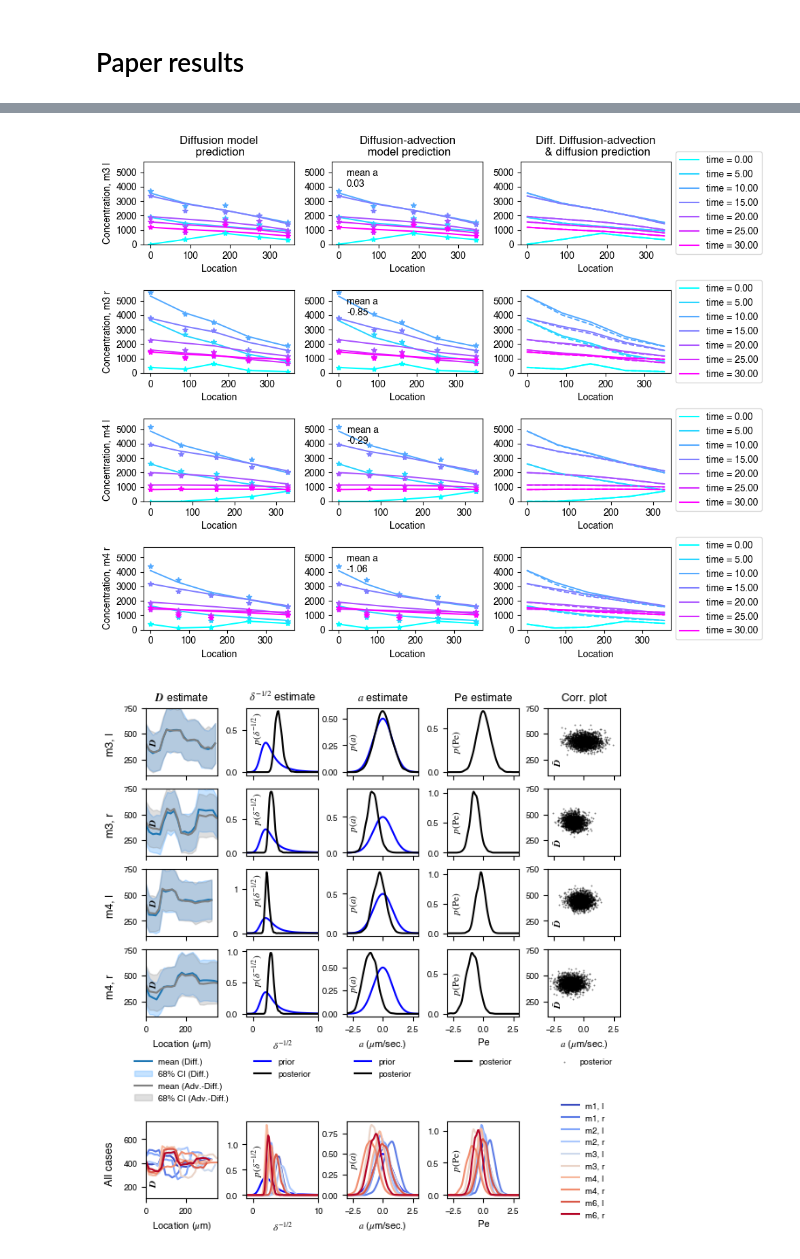
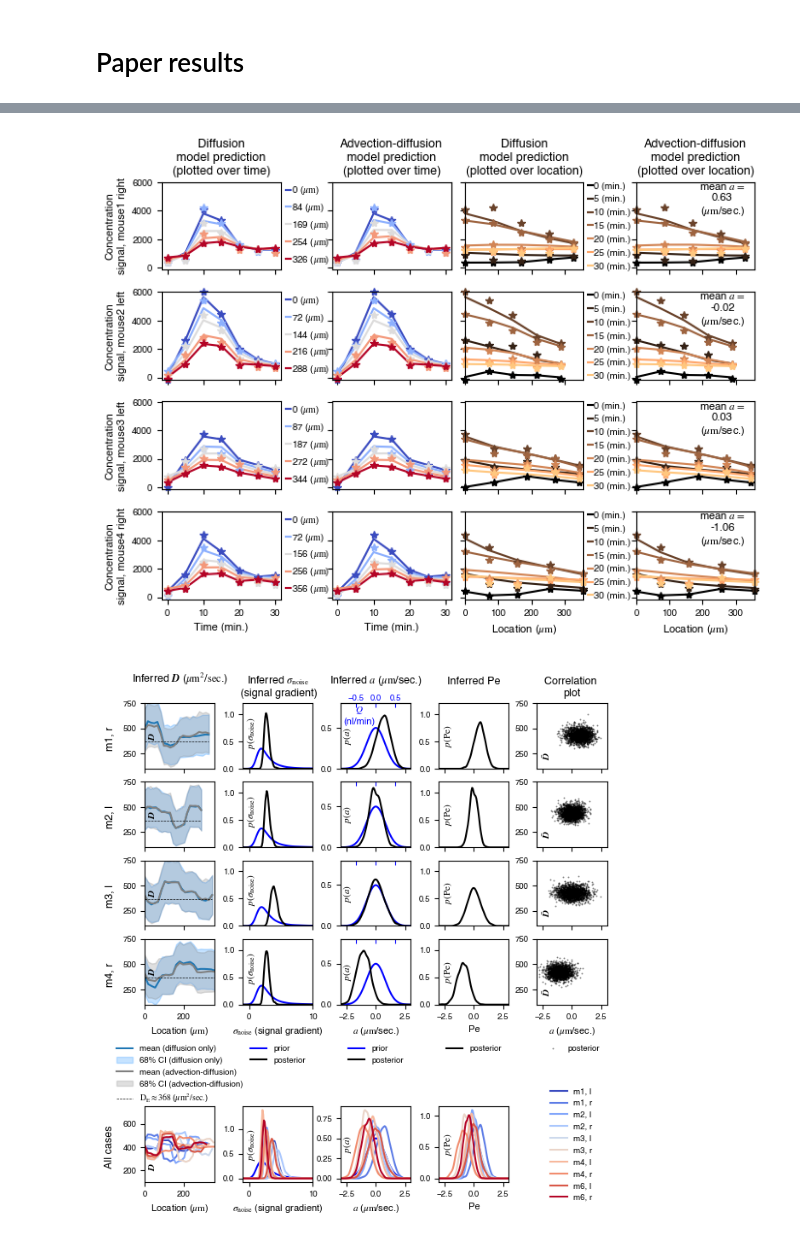
Before and after one commit to CUQI-DTU/Paper-Cochlear, a Jupyter notebook: paper_figures_v3_presentation.ipynb, the cells around one changed output, grey strips where cells are left out. Saved outputs shown, nothing was run; the diff lists cells and outputs as text; code cells hidden in the pictures.

Commit message:
update figures

```diff
--- a/paper_figures_v3_presentation.ipynb
+++ b/paper_figures_v3_presentation.ipynb
@@ -20,14 +20,14 @@ scenario_tags_list = [
     ]
 
 num_scenarios = len(scenarios_dir)
-figs_to_plot = [[1,2,3]]*num_scenarios
+figs_to_plot = [[1, 2, 3]]*num_scenarios
 physics = [['diffusion', 'advection-diffusion']]*num_scenarios
 
 i = 0
 animal_ear = [
+    ('m1', 'r'),
+    ('m2', 'l'),
     ('m3', 'l'),
-    ('m3', 'r'),
-    ('m4', 'l'),
     ('m4', 'r')
     ]
 all_animals_ears = []
@@ -51,16 +51,21 @@ if 1 in figs_to_plot[i]:
         #plot_v3_fig1_b( data_diff_list, data_adv_list, fig_v='II')
         #plt.tight_layout()
         #plt.savefig('figures/'+scenario_tags_list[i][0]+'/fig1_b_II.png')
-        color_map_string = 'cool'
-        plot_v3_fig1_b( data_diff_list, data_adv_list, fig_v='II', plot_type='over_location', colormap=plt.colormaps.get_cmap(color_map_string))
-        plt.tight_layout()
-        plt.savefig('figures/'+scenario_tags_list[i][0]+'/fig1_b_II_location'+color_map_string+'.pdf')
+        #color_map_string = 'cool'
+        #plot_v3_fig1_b( data_diff_list, data_adv_list, fig_v='II', plot_type='over_location', colormap=plt.colormaps.get_cmap(color_map_string))
+        #plt.tight_layout()
+        #plt.savefig('figures/'+scenario_tags_list[i][0]+'/fig1_b_II_location'+color_map_string+'.pdf')
         #plot_v3_fig1_b( data_diff_list, data_adv_list, fig_v='III', plot_type='over_time')
         #plt.tight_layout()
         #plt.savefig('figures/'+scenario_tags_list[i][0]+'/fig1_b_III.png')
+        colormaps = [plt.colormaps.get_cmap('coolwarm'),
+                     plt.colormaps.get_cmap('copper')]
+        plot_v3_fig1_c( data_diff_list, data_adv_list, colormaps=colormaps)
+        #plt.tight_layout()
+        plt.savefig('figures/'+scenario_tags_list[i][0]+'/fig3_c.pdf', bbox_inches='tight')
         pass
 if 2 in figs_to_plot[i]:
-        plot_v3_fig2_II( data_diff_list, data_adv_list, data_diff_list_all, data_adv_list_all, d_y_coor=0.5)
+        all_samples_a = plot_v3_fig2_II( data_diff_list, data_adv_list, data_diff_list_all, data_adv_list_all, d_y_coor=0.5)
         # save figure and remove white space
         plt.savefig('figures/'+scenario_tags_list[i][0]+'/fig2.pdf', bbox_inches='tight')
         #plt.savefig('figures/'+scenario_tags_list[i][0]+'/fig2.png')
@@ -102,13 +107,13 @@ Reading file:  /Users/amal/Documents/research_code/CUQI-DTU/Collab-BrainEfflux-D
 Reading file:  /Users/amal/Documents/research_code/CUQI-DTU/Collab-BrainEfflux-Data/A_Considered_for_the_paper/results_feb7/paperV4CARealDiff_Gauss4_gibbs_scale_all_repeat/outputm4_r_NUTSWithGibbs_con ...
 Reading file:  /Users/amal/Documents/research_code/CUQI-DTU/Collab-BrainEfflux-Data/A_Considered_for_the_paper/results_feb7/paperV4CARealAdvDiff_Gauss4_gibbs_scale_all_repeat/outputm4_r_NUTSWithGibbs_ ...
 Reading file:  /Users/amal/Documents/research_code/CUQI-DTU/Collab-BrainEfflux-Data/A_Considered_for_the_paper/results_feb7/paperV4CARealDiff_Gauss4_gibbs_scale_all_repeat/outputm1_l_NUTSWithGibbs_con ...
 Reading file:  /Users/amal/Documents/research_code/CUQI-DTU/Collab-BrainEfflux-Data/A_Considered_for_the_paper/results_feb7/paperV4CARealAdvDiff_Gauss4_gibbs_scale_all_repeat/outputm1_l_NUTSWithGibbs_ ...
 Reading file:  /Users/amal/Documents/research_code/CUQI-DTU/Collab-BrainEfflux-Data/A_Considered_for_the_paper/results_feb7/paperV4CARealDiff_Gauss4_gibbs_scale_all_repeat/outputm1_r_NUTSWithGibbs_con ...
 Reading file:  /Users/amal/Documents/research_code/CUQI-DTU/Collab-BrainEfflux-Data/A_Considered_for_the_paper/results_feb7/paperV4CARealAdvDiff_Gauss4_gibbs_scale_all_repeat/outputm1_r_NUTSWithGibbs_ ...
 ... (153 lines left out)
 a -0.2300916595518357
 d 420.1468211543667
 L 317.0669552883643
 a*L/d -0.17364039963673347
-[figure, old version]
+[figure, new version]
-[figure, old version]
+[figure, new version]
```
Also changed, not shown: parts of 4 cells of this notebook.
